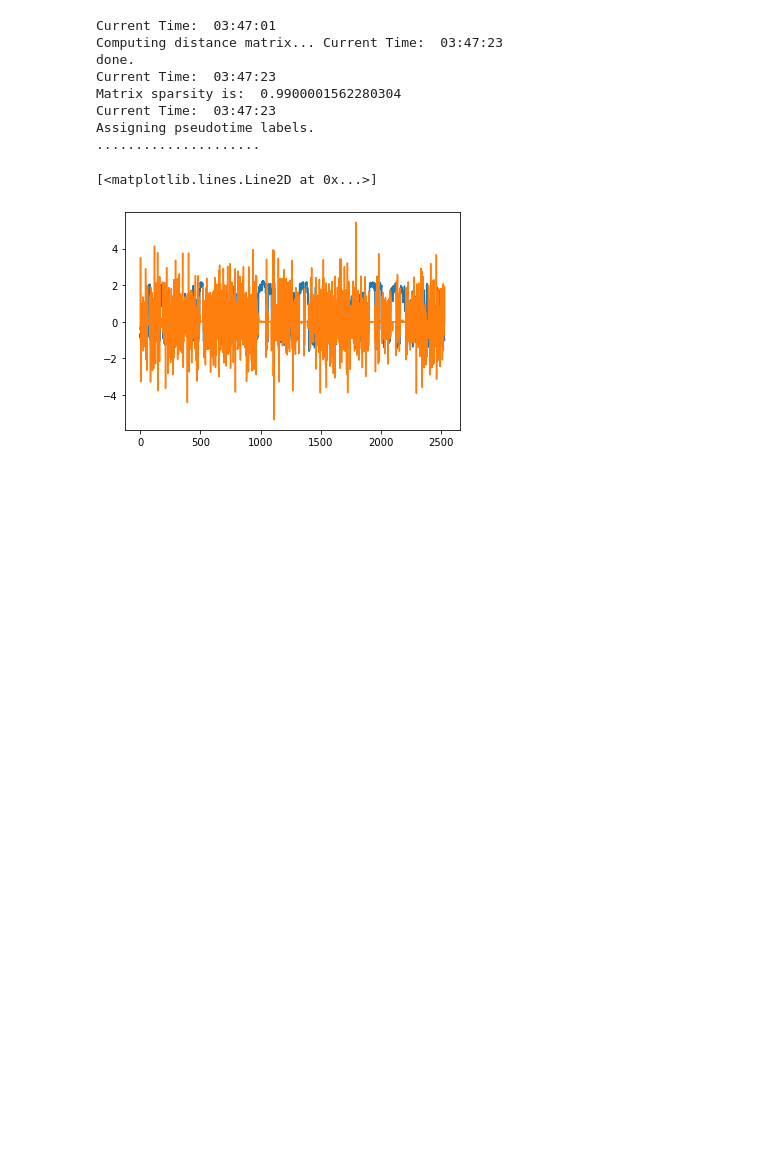
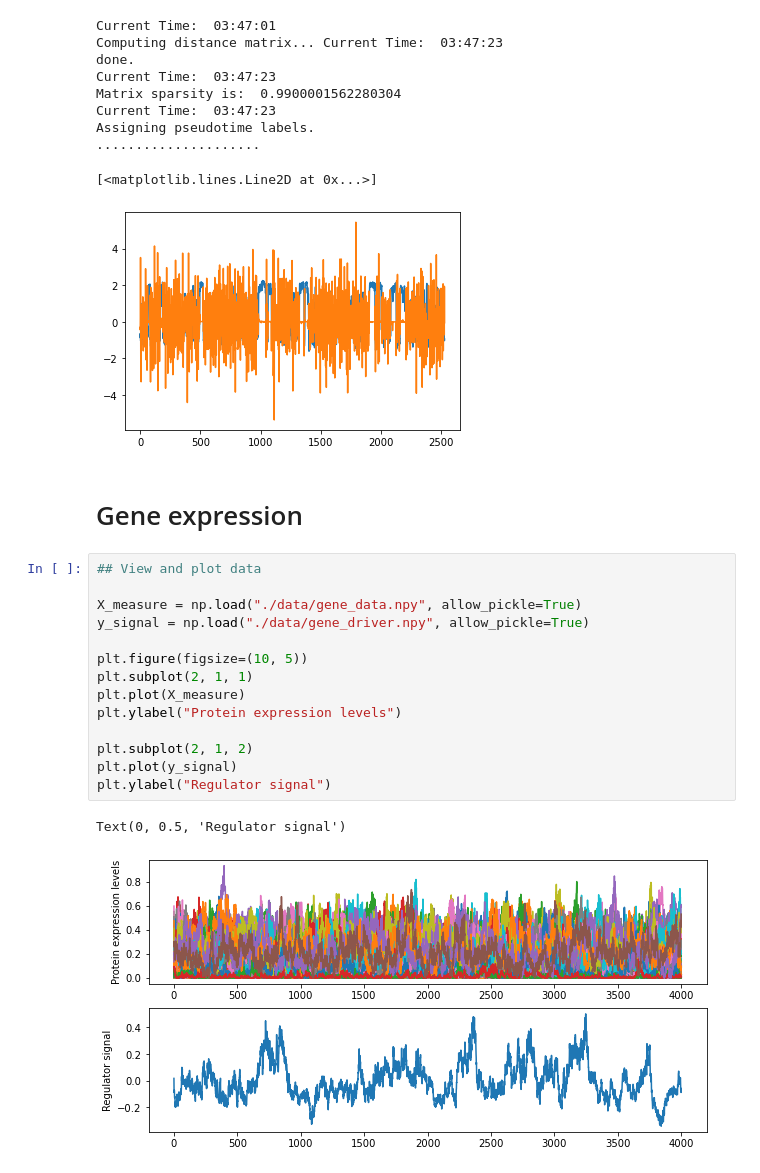
Before and after one commit to williamgilpin/shrec, a Jupyter notebook: benchmarks/benchmarks.ipynb, the cells around one changed output. Saved outputs shown, nothing was run; the diff lists cells and outputs as text; blank space fills up the shorter version.

```diff
--- a/benchmarks/benchmarks.ipynb
+++ b/benchmarks/benchmarks.ipynb
@@ -133,3 +133,22 @@ Assigning pseudotime labels.
 .....................
 [<matplotlib.lines.Line2D at 0x...>]
 [figure]
+# %% [markdown]
+# Gene expression
+# %%
+## View and plot data
+
+X_measure = np.load("./data/gene_data.npy", allow_pickle=True)
+y_signal = np.load("./data/gene_driver.npy", allow_pickle=True)
+
+plt.figure(figsize=(10, 5))
+plt.subplot(2, 1, 1)
+plt.plot(X_measure)
+plt.ylabel("Protein expression levels")
+
+plt.subplot(2, 1, 2)
+plt.plot(y_signal)
+plt.ylabel("Regulator signal")
+# %% [output]
+Text(0, 0.5, 'Regulator signal')
+[figure, added]
```
Also changed, not shown: parts of 1 cell of this notebook.
